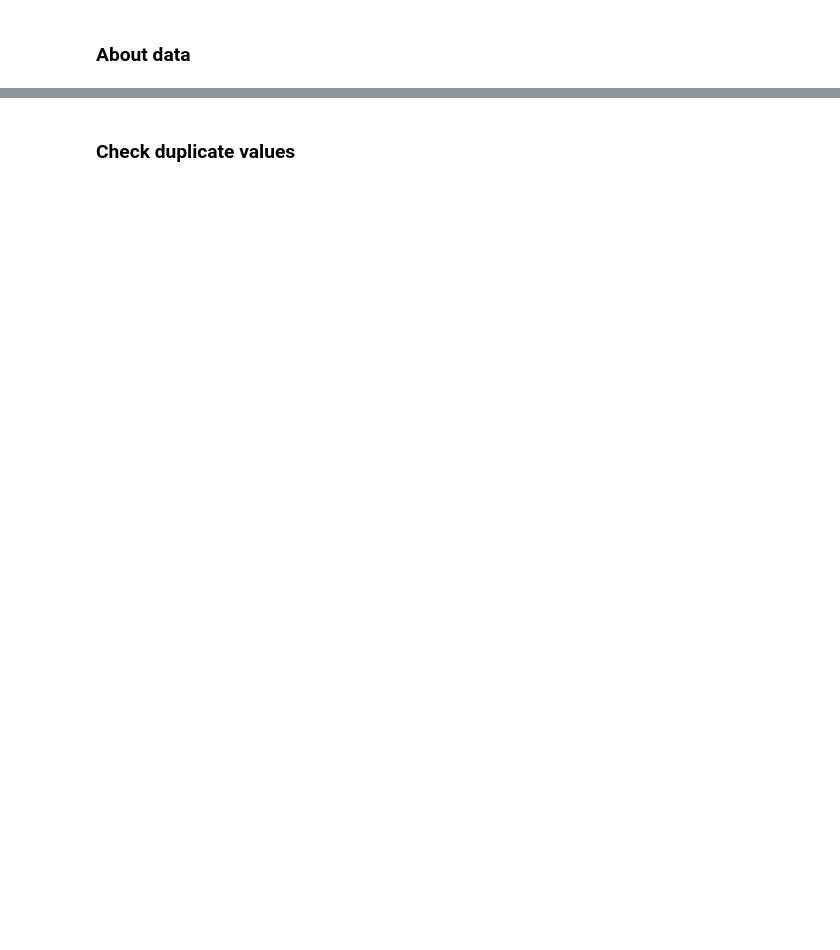
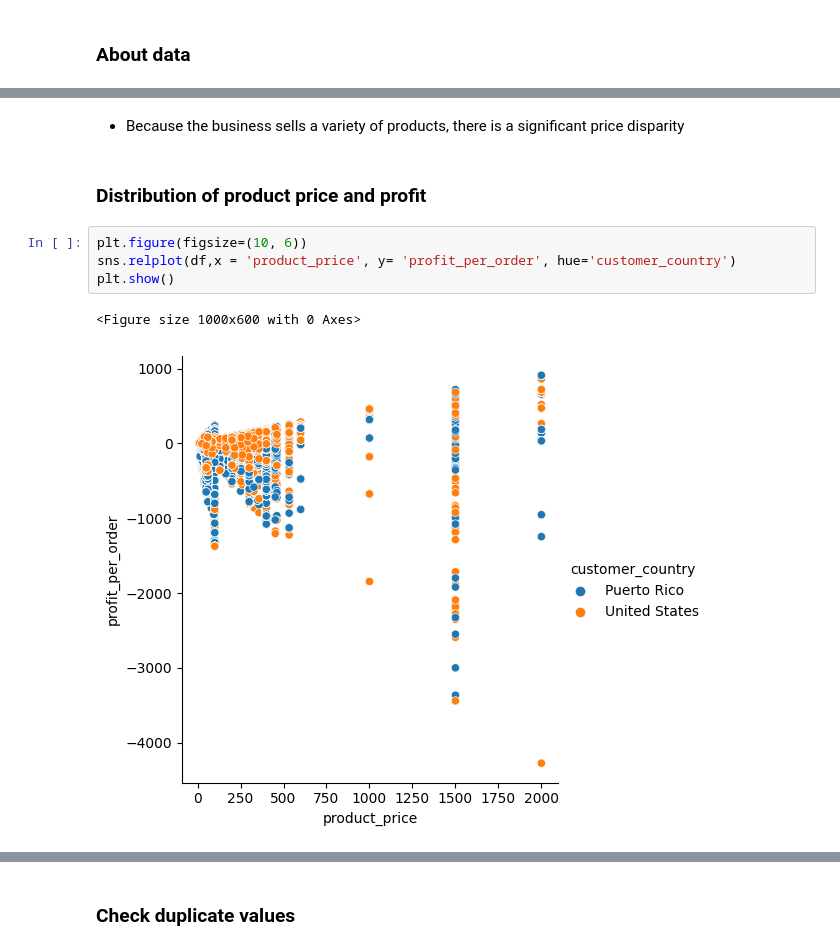
Before and after one commit to PhungThien63f/Ecommerce, a Jupyter notebook: Ecommerce.ipynb, the cells around one changed output, grey strips where cells are left out. Cells and saved outputs as stored; diff of their text form; blank space fills up the shorter version.

```diff
--- a/Ecommerce.ipynb
+++ b/Ecommerce.ipynb
@@ -74,0 +261,11 @@ memory usage: 176.9+ MB
+# %% [markdown]
+- Because the business sells a variety of products, there is a significant price disparity
+# %% [markdown]
+### Distribution of product price and profit
+# %%
+plt.figure(figsize=(10, 6))
+sns.relplot(df,x = 'product_price', y= 'profit_per_order', hue='customer_country')
+plt.show()
+# %% [output]
+<Figure size 1000x600 with 0 Axes>
+[figure, added]
```
Also changed, not shown: parts of 66 cells of this notebook, 2 other files.
